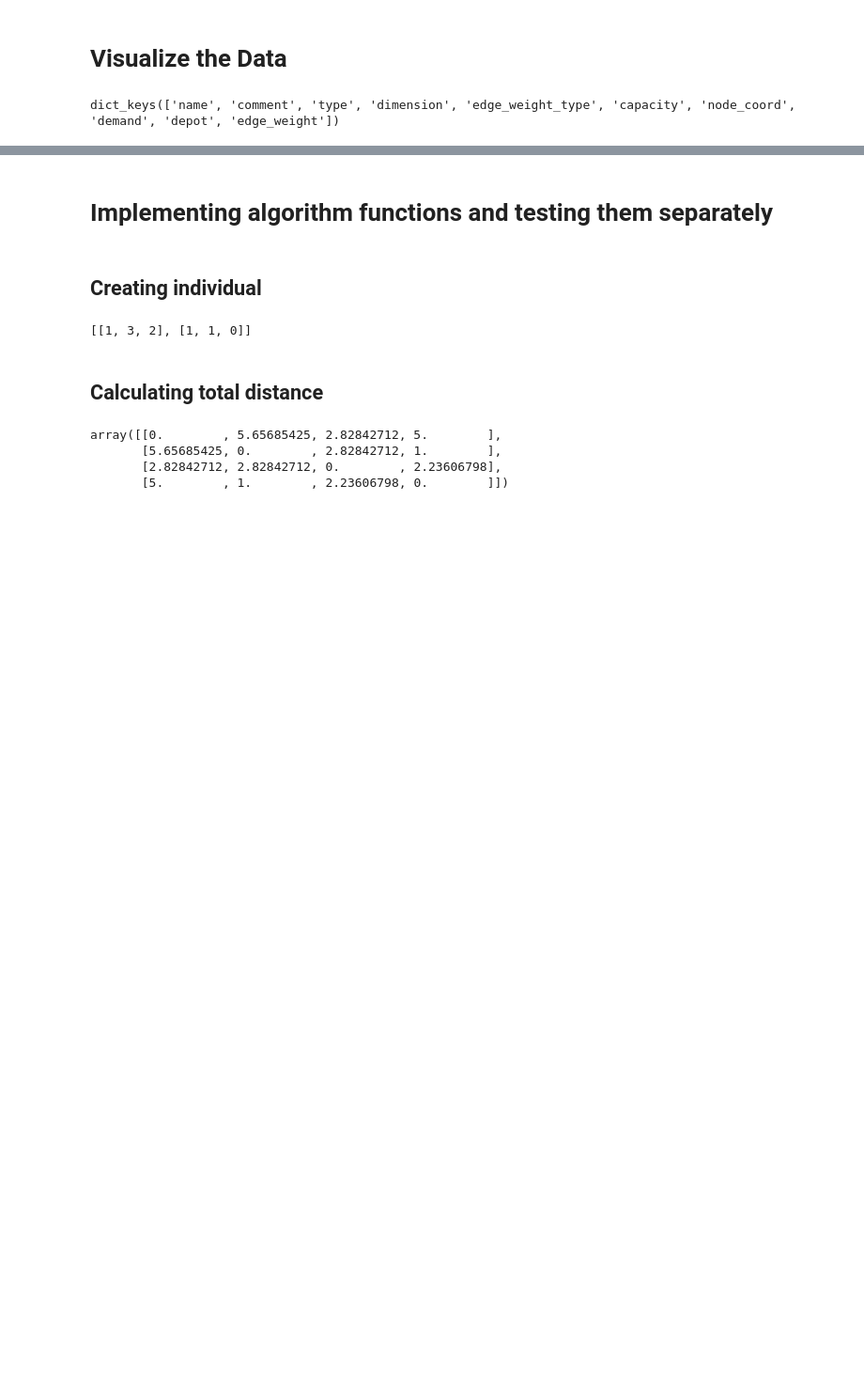
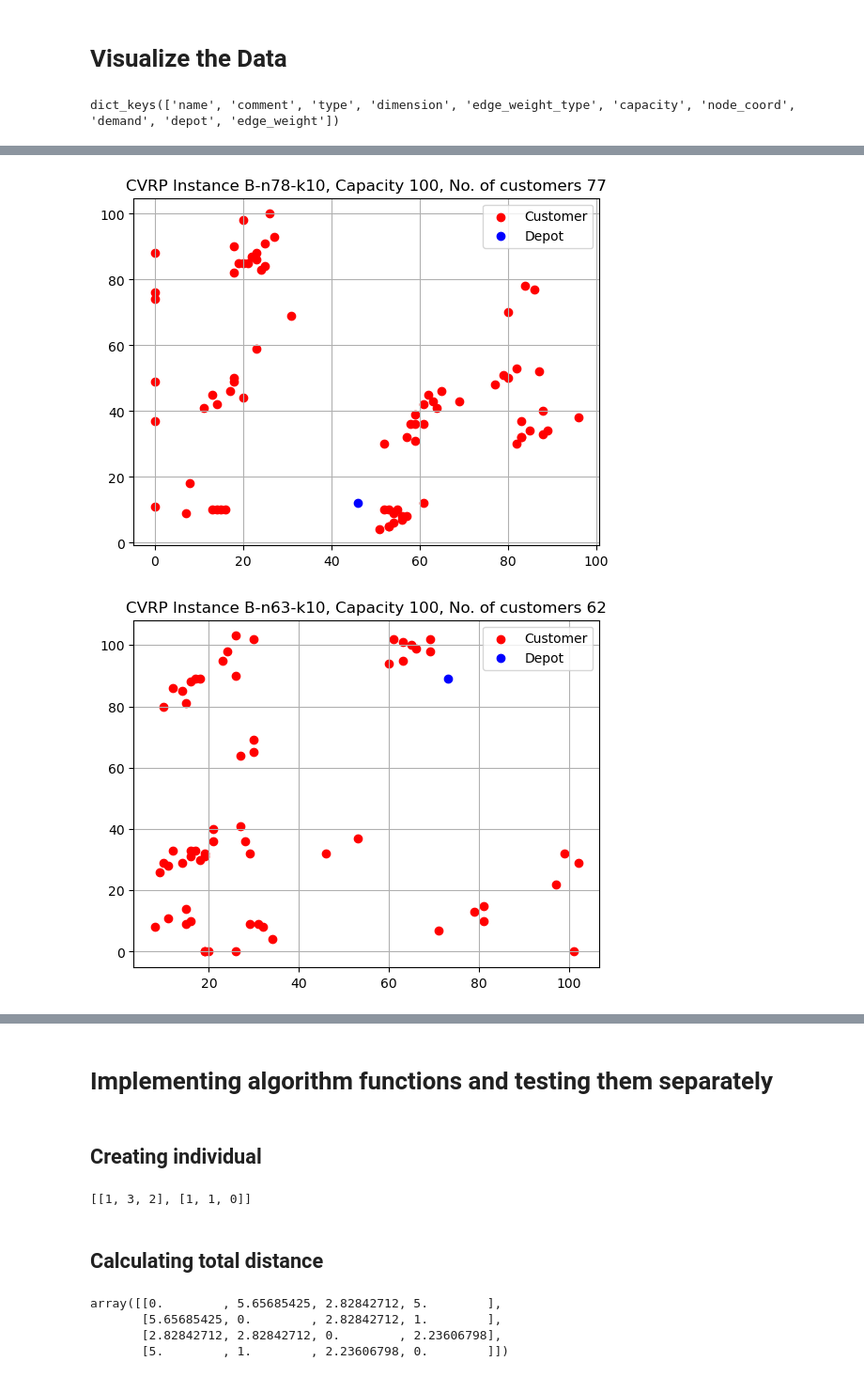
Before and after one commit to emibk/ACIT4160-1-Assignment-2, a Jupyter notebook: NSGA-2.ipynb, the cells around one changed output, grey strips where cells are left out. Shown at 94% size. Drawn from its saved outputs; the diff is of its cells as text; code cells hidden in the pictures; blank space fills up the shorter version.

```diff
--- a/NSGA-2.ipynb
+++ b/NSGA-2.ipynb
@@ -56,0 +56,9 @@ plot_nodes(instance_x)
+# %%
+# plot instance b
+plot_nodes(instance_b)
+
+# plot instance b
+plot_nodes(instance_b_2)
+# %% [output]
+[figure, added]
+[figure, added]
```
Also changed, not shown: parts of 89 cells of this notebook, 5 other files.
